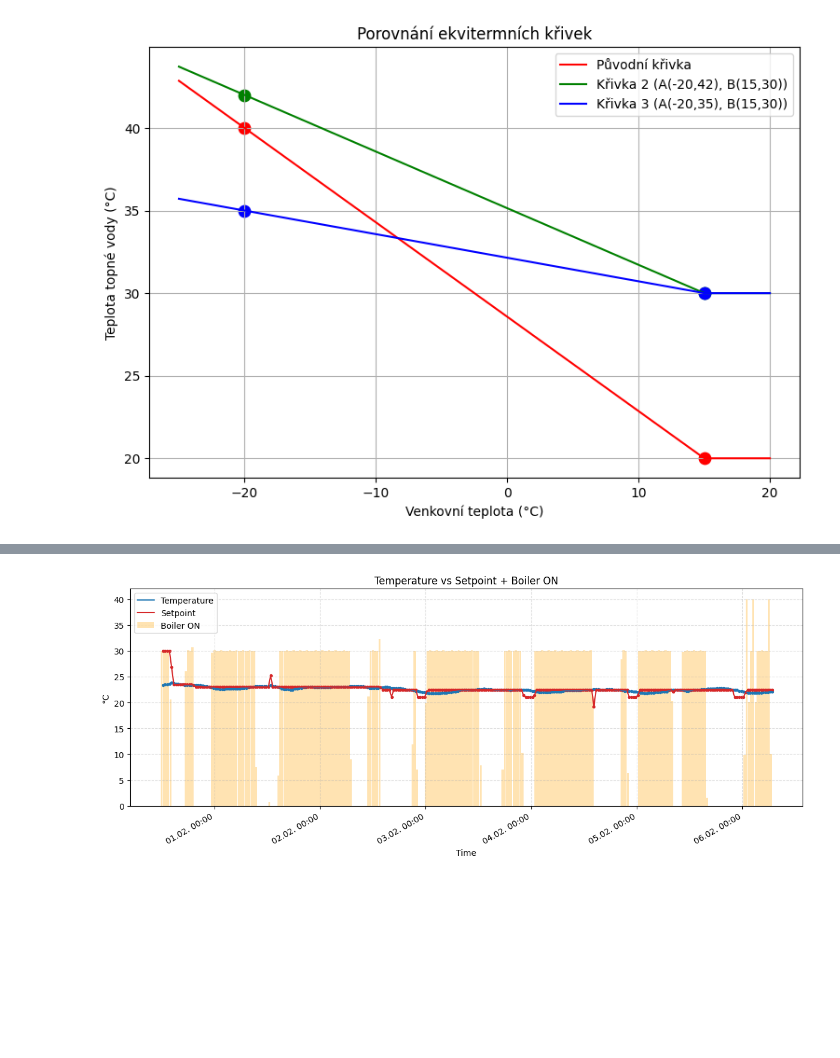
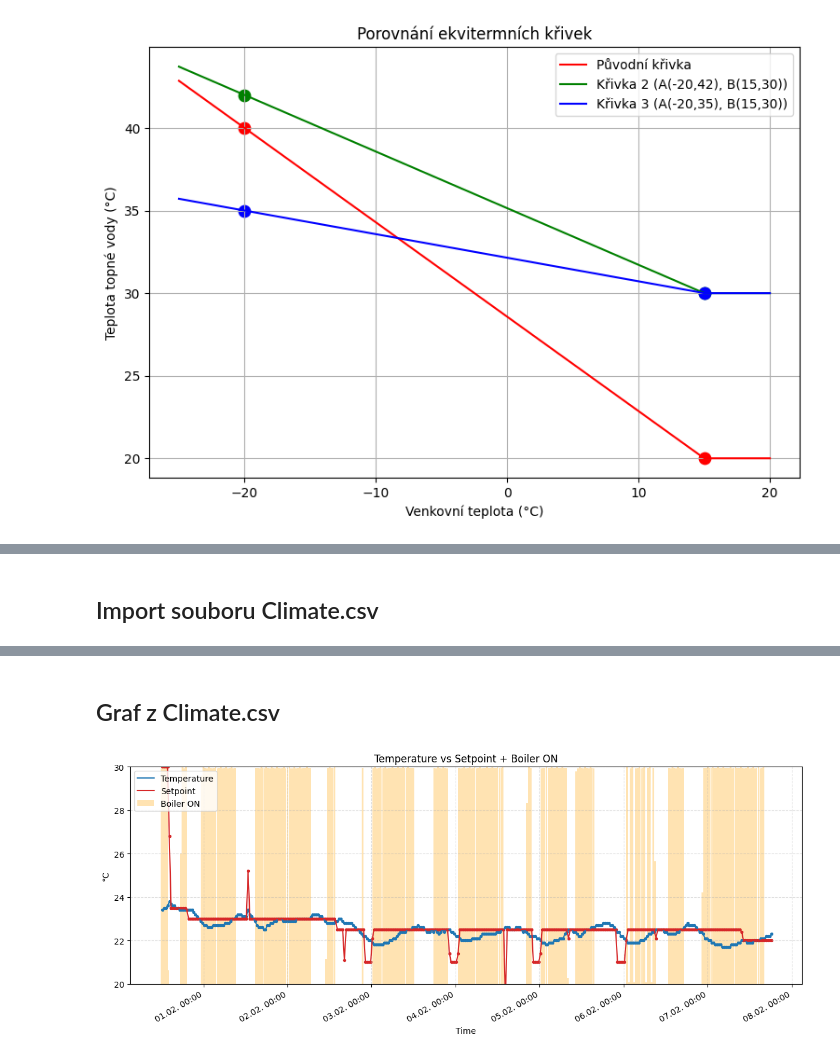
Before and after one commit to MarekCoderslab/Teploty_kotle, a Jupyter notebook: Teplota_kotle.ipynb, the cells around one changed output, grey strips where cells are left out. Saved outputs shown, nothing was run; the diff lists cells and outputs as text; code cells hidden in the pictures; blank space fills up the shorter version.

```diff
--- a/Teplota_kotle.ipynb
+++ b/Teplota_kotle.ipynb
@@ -273,3 +324,5 @@ datetime,temperature_C
+# %% [markdown]
+## Import souboru Climate.csv
 # %%
 import pandas as pd
 
@@ -317,6 +370,8 @@ df_climate[df_climate["setpoint"] < 22]
 | 1726 | 1770329700 | 2026/02/05 23:15:00 | 22.2 | 21.0 | 0 | 1807 | 2026-02-05 22:15:00 | 2026-02-05 23:15:00 |
 | 1727 | 1770331500 | 2026/02/05 23:45:00 | 22.2 | 21.0 | 0 | 1797 | 2026-02-05 22:45:00 | 2026-02-05 23:45:00 |
 | 1728 | 1770333300 | 2026/02/06 00:15:00 | 22.1 | 21.0 | 0 | 1797 | 2026-02-05 23:15:00 | 2026-02-06 00:15:00 |
+# %% [markdown]
+## Graf z Climate.csv
 # %%
 import pandas as pd
 import matplotlib.pyplot as plt
@@ -380,32 +435,32 @@ ax.bar(
     width=0.02,
     color="orange",
     alpha=0.3,
     label="Boiler ON"
 )
 
 # Čáry
 ax.plot(df_range["time_local"], df_range["temperature"],
         label="Temperature", color="tab:blue", linewidth=1.5)
 
 ax.plot(df_range["time_local"], df_range["setpoint"],
         label="Setpoint", color="tab:red", linewidth=1.5)
 
 # Malé body
 ax.scatter(df_range["time_local"], df_range["temperature"], s=8, color="tab:blue")
 ax.scatter(df_range["time_local"], df_range["setpoint"], s=8, color="tab:red")
 
 # Popisky
 ax.set_title("Temperature vs Setpoint + Boiler ON")
 ax.set_xlabel("Time")
 ax.set_ylabel("°C")
-
+ax.set_ylim(20, 30)
 ax.grid(True, linestyle="--", alpha=0.4)
 ax.legend()
 
 ax.xaxis.set_major_formatter(mdates.DateFormatter('%d.%m. %H:%M'))
 fig.autofmt_xdate()
 
 plt.tight_layout()
 plt.show()
 # %% [output]
-[figure, old version]
+[figure, new version]
```
Also changed, not shown: parts of 17 cells of this notebook, 15 other files.
